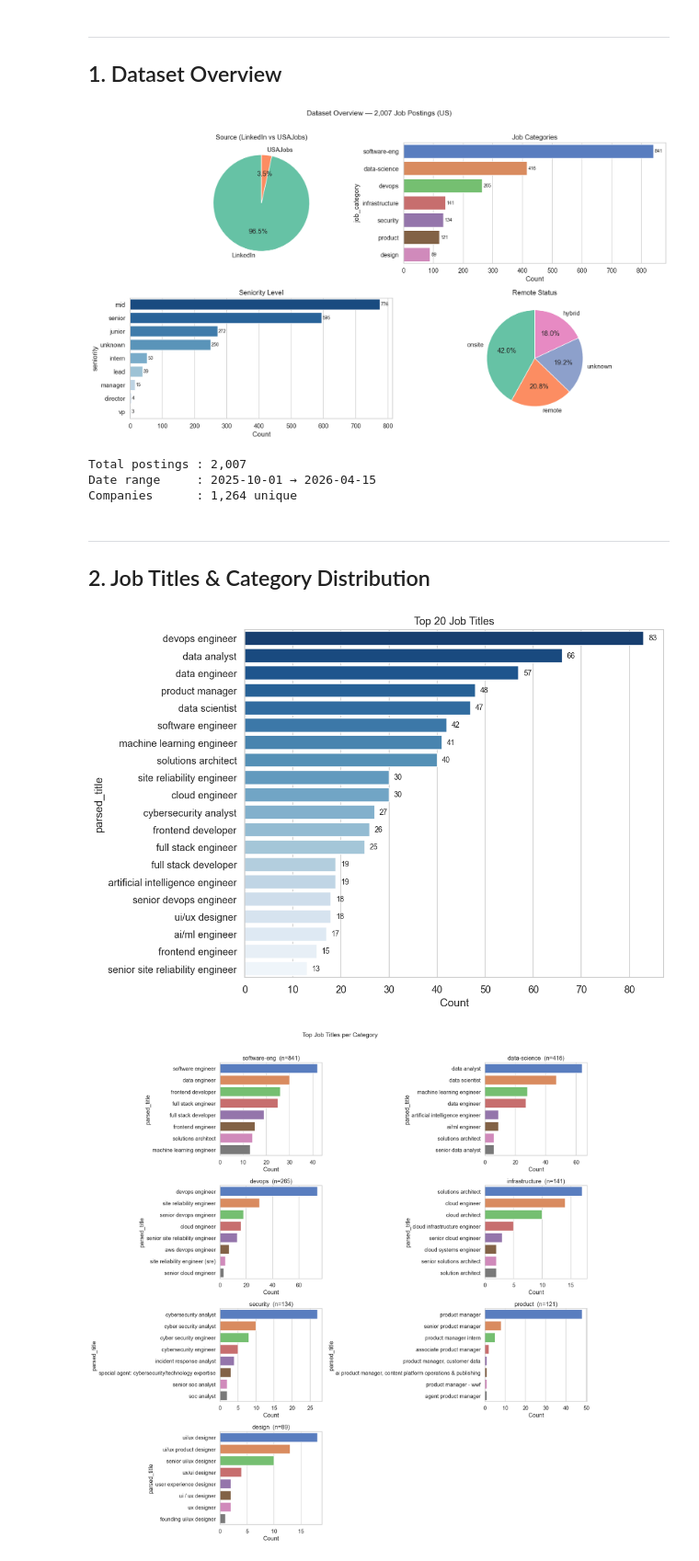
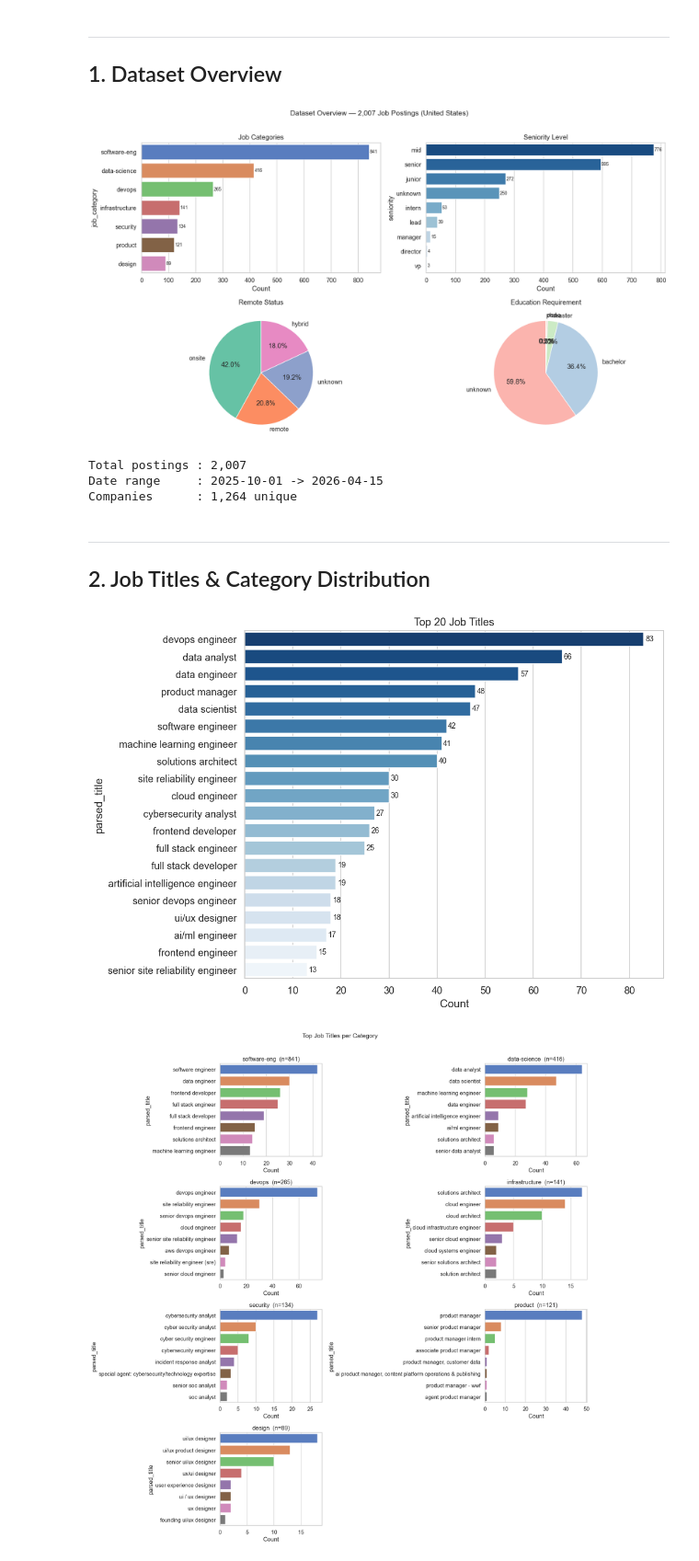
Before and after one commit to vinhqdang/cs-skill-analysis, a Jupyter notebook: data/job_description/us/us_jobs_analysis.ipynb, the cells around one changed output. Shown at 92% size. Cells and saved outputs as stored; diff of their text form; code cells hidden in the pictures.

```diff
--- a/data/job_description/us/us_jobs_analysis.ipynb
+++ b/data/job_description/us/us_jobs_analysis.ipynb
@@ -29,13 +28,12 @@ pd.set_option('display.max_colwidth', 80)
 sns.set_theme(style='whitegrid', palette='muted', font_scale=1.1)
 plt.rcParams['figure.dpi'] = 110
 
-df = pd.read_csv('data/us_jobs_final.csv', encoding='utf-8-sig')
-print(f'Loaded: {df.shape[0]:,} rows × {df.shape[1]} cols')
-print()
-print('Sources:')
-print(df['source'].value_counts().to_string())
+FINAL_CSV = 'data/US_data/us_jobs_final.csv'
+
+df = pd.read_csv(FINAL_CSV, encoding='utf-8-sig', dtype={'job_id': str})
+print(f'Loaded: {df.shape[0]:,} rows x {df.shape[1]} cols')
 print()
 print('Categories:')
-print(df['job_category'].value_counts().to_dict())
+print(df['job_category'].value_counts().to_string())
 df.head(3)
 # %% [output]
@@ -93,45 +85,41 @@ Avg soft skills/job : 4.5
 # %%
 fig, axes = plt.subplots(2, 2, figsize=(16, 9))
 
-# Source breakdown
-src = df['source'].value_counts()
-axes[0][0].pie(src.values, labels=src.index, autopct='%1.1f%%',
-               colors=sns.color_palette('Set2', len(src)), startangle=90)
-axes[0][0].set_title('Source (LinkedIn vs USAJobs)')
+cat = df['job_category'].value_counts()
+sns.barplot(x=cat.values, y=cat.index, ax=axes[0][0], palette='muted')
+axes[0][0].set_title('Job Categories')
+axes[0][0].set_xlabel('Count')
+for p, v in zip(axes[0][0].patches, cat.values):
+    axes[0][0].text(p.get_width() + 2, p.get_y() + p.get_height()/2, str(v), va='center', fontsize=9)
 
-# Category
-cat = df['job_category'].value_counts()
-sns.barplot(x=cat.values, y=cat.index, ax=axes[0][1], palette='muted')
-axes[0][1].set_title('Job Categories')
+sen = df['seniority'].value_counts()
+sns.barplot(x=sen.values, y=sen.index, ax=axes[0][1], palette='Blues_r')
+axes[0][1].set_title('Seniority Level')
 axes[0][1].set_xlabel('Count')
-for p, v in zip(axes[0][1].patches, cat.values):
-    axes[0][1].text(p.get_width() + 4, p.get_y() + p.get_height()/2, str(v), va='center', fontsize=9)
+for p, v in zip(axes[0][1].patches, sen.values):
+    axes[0][1].text(p.get_width() + 1, p.get_y() + p.get_height()/2, str(v), va='center', fontsize=9)
 
-# Seniority
-sen = df['seniority'].value_counts()
-sns.barplot(x=sen.values, y=sen.index, ax=axes[1][0], palette='Blues_r')
-axes[1][0].set_title('Seniority Level')
-axes[1][0].set_xlabel('Count')
-for p, v in zip(axes[1][0].patches, sen.values):
-    axes[1][0].text(p.get_width() + 2, p.get_y() + p.get_height()/2, str(v), va='center', fontsize=9)
+rem = df['remote_status'].value_counts()
+axes[1][0].pie(rem.values, labels=rem.index, autopct='%1.1f%%',
+               colors=sns.color_palette('Set2', len(rem)), startangle=90)
+axes[1][0].set_title('Remote Status')
 
-# Remote
-rem = df['remote_status'].value_counts()
-axes[1][1].pie(rem.values, labels=rem.index, autopct='%1.1f%%',
-               colors=sns.color_palette('Set2', len(rem)), startangle=90)
-axes[1][1].set_title('Remote Status')
+edu = df['education'].value_counts()
+axes[1][1].pie(edu.values, labels=edu.index, autopct='%1.1f%%',
+               colors=sns.color_palette('Pastel1', len(edu)), startangle=90)
+axes[1][1].set_title('Education Requirement')
 
-plt.suptitle(f'Dataset Overview — {len(df):,} Job Postings (US)', fontsize=14, y=1.01)
+plt.suptitle(f'Dataset Overview — {len(df):,} Job Postings (United States)', fontsize=14, y=1.01)
 plt.tight_layout()
 plt.show()
 
 print(f'Total postings : {len(df):,}')
-print(f'Date range     : {df["posted_date"].min()} → {df["posted_date"].max()}')
+print(f'Date range     : {df["posted_date"].min()} -> {df["posted_date"].max()}')
 print(f'Companies      : {df["company"].nunique():,} unique')
 # %% [output]
-[figure, old version]
+[figure, new version]
 Total postings : 2,007
-Date range     : 2025-10-01 → 2026-04-15
+Date range     : 2025-10-01 -> 2026-04-15
 Companies      : 1,264 unique
 # %% [markdown]
 ---
@@ -144,11 +132,11 @@ sns.barplot(x=top_titles.values, y=top_titles.index, ax=ax, palette='Blues_r')
 ax.set_title('Top 20 Job Titles', fontsize=13)
 ax.set_xlabel('Count')
 for p, v in zip(ax.patches, top_titles.values):
-    ax.text(p.get_width() + 1, p.get_y() + p.get_height()/2, str(v), va='center', fontsize=9)
+    ax.text(p.get_width() + 0.3, p.get_y() + p.get_height()/2, str(v), va='center', fontsize=9)
 plt.tight_layout()
 plt.show()
 # %% [output]
-[figure, old version]
+[figure, new version]
 # %%
 categories = df['job_category'].value_counts().index.tolist()
 n_cols = 2
```
Also changed, not shown: parts of 24 cells of this notebook, 12 other files.
